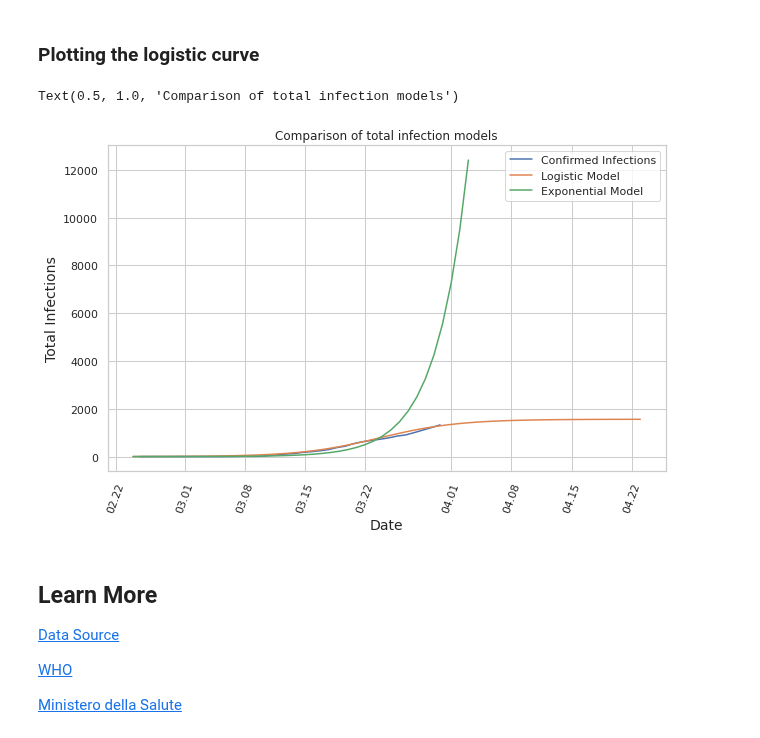
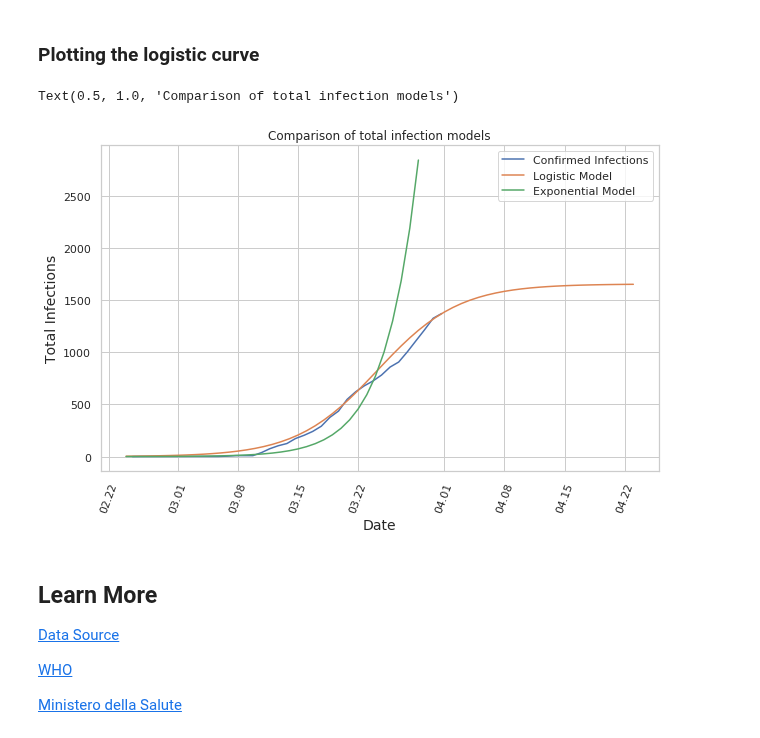
Before and after one commit to kredde/corona-outbreak, a Jupyter notebook: bolzano.ipynb, the cells around one changed output. Drawn from its saved outputs; the diff is of its cells as text; code cells hidden in the pictures.

Commit message:
Update graph

```diff
--- a/bolzano.ipynb
+++ b/bolzano.ipynb
@@ -240,30 +240,30 @@ print(date)
 # %%
 fig, ax = plt.subplots(figsize=(10,6))
 
 # logistic model
 x_pred_log = [logistic_model(x,a,b,c) for x in range(54,114)]
 y_pred_log = [dt.date(2020,1,1) + dt.timedelta(i) for i in range(54,114)]
 
 
 # exponential model
-x_pred_infections = [np.exp(a_exp + b_exp * x) for x in range(40)]
-y_pred_exp = [dt.date(2020,1,1) + dt.timedelta(i) for i in range(54,94)]
+x_pred_infections = [np.exp(a_exp + b_exp * x) for x in range(35)]
+y_pred_exp = [dt.date(2020,1,1) + dt.timedelta(i) for i in range(54,89)]
 
 plot = sns.lineplot(df_bz['date'], df_bz['totale_casi'], label="Confirmed Infections")
 plot = sns.lineplot(y_pred_log, x_pred_log, label="Logistic Model")
 plot = sns.lineplot(y_pred_exp, x_pred_infections, label="Exponential Model")
 
 plt.xticks(rotation=70)
 ax.xaxis.set_major_locator(mdates.AutoDateLocator())
 ax.xaxis.set_major_formatter(mdates.DateFormatter('%m.%d'))
 
 plt.ylabel('Total Infections', fontsize=14)
 plt.xlabel('Date', fontsize=14)
 
 plot.set_title("Comparison of total infection models")
 # %% [output]
 Text(0.5, 1.0, 'Comparison of total infection models')
-[figure, old version]
+[figure, new version]
 # %% [markdown]
 ## Learn More
 [Data Source](https://github.com/pcm-dpc/COVID-19)
```
Also changed, not shown: parts of 10 cells of this notebook.
